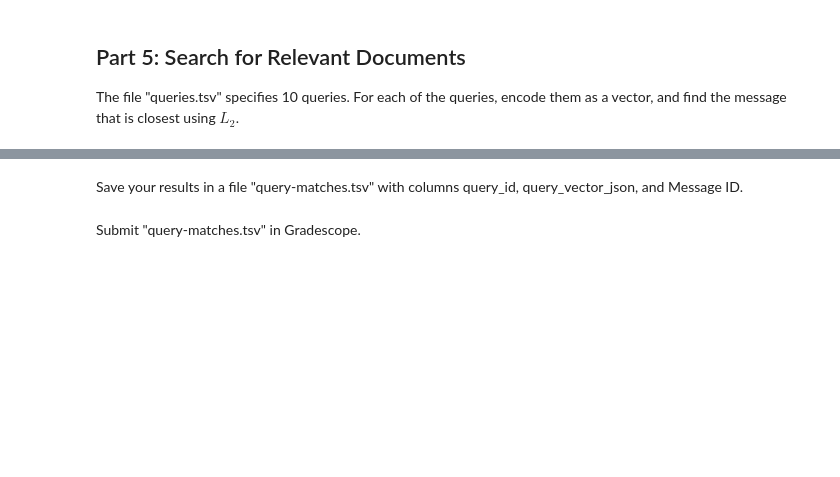
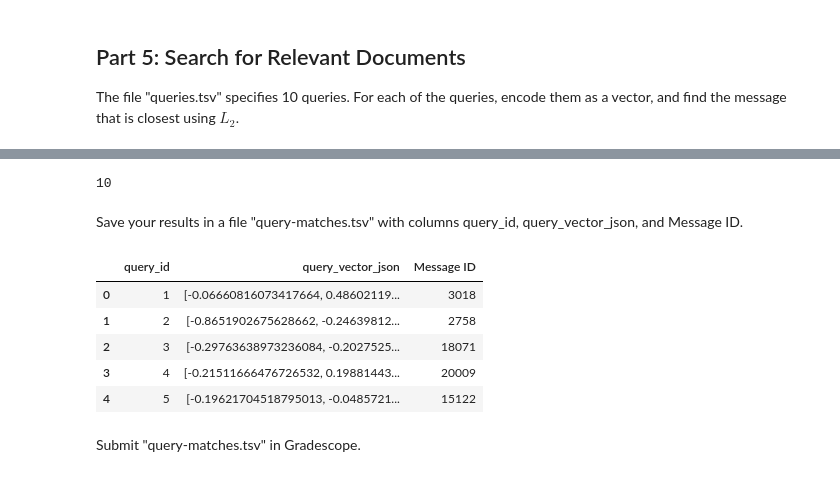
Before and after one commit to tlevash23/AIinField, a Jupyter notebook: project.ipynb, the cells around one changed output, grey strips where cells are left out. Drawn from its saved outputs; the diff is of its cells as text; code cells hidden in the pictures; blank space fills up the shorter version.

```diff
--- a/project.ipynb
+++ b/project.ipynb
@@ -178,2 +287,40 @@ For each of the queries, encode them as a vector, and find the message that is c
+# %%
+# YOUR CHANGES HERE
+
+# queries
+queries_df = pd.read_csv("queries.tsv", sep="\t")
+
+# convert embeddings back to matrix
+doc_embeddings = np.vstack([
+    json.loads(vec) for vec in embeddings_df["embedding_vector_json"]
+])
+
+message_ids = enron_spam_data["Message ID"].values
+# %%
+results = []
+
+for _, row in queries_df.iterrows():
+    query_id = row["query_id"]
+    query_text = row["query"]
+
+    # embed query
+    query_vec = embed_text(query_text).numpy().flatten()  # shape 768
+
+    # compute L2
+    dists = np.linalg.norm(doc_embeddings - query_vec, axis=1)
+
+    # find closest doc
+    best_idx = np.argmin(dists)
+    best_message_id = message_ids[best_idx]
+
+    results.append({
+        "query_id": query_id,
+        "query_vector_json": json.dumps(query_vec.tolist()),
+        "Message ID": int(best_message_id)
+    })
+
+len(results)
+# %% [output]
+10
 # %% [markdown]
 Save your results in a file "query-matches.tsv" with columns query_id, query_vector_json, and Message ID.
@@ -184,3 +327,18 @@ Save your results in a file "query-matches.tsv" with columns query_id, query_vec
+# %%
+# YOUR CHANGES HERE
+
+results_df = pd.DataFrame(results)
+
+results_df.to_csv("query-matches.tsv", sep="\t", index=False)
+
+results_df.head()
+# %% [output]
+|  | query_id | query_vector_json | Message ID |
+| 0 | 1 | [-0.06660816073417664, 0.48602119... | 3018 |
+| 1 | 2 | [-0.8651902675628662, -0.24639812... | 2758 |
+| 2 | 3 | [-0.29763638973236084, -0.2027525... | 18071 |
+| 3 | 4 | [-0.21511666476726532, 0.19881443... | 20009 |
+| 4 | 5 | [-0.19621704518795013, -0.0485721... | 15122 |
 # %% [markdown]
 Submit "query-matches.tsv" in Gradescope.
 # %% [markdown]
```
Also changed, not shown: parts of 14 cells of this notebook, 2 other files.
